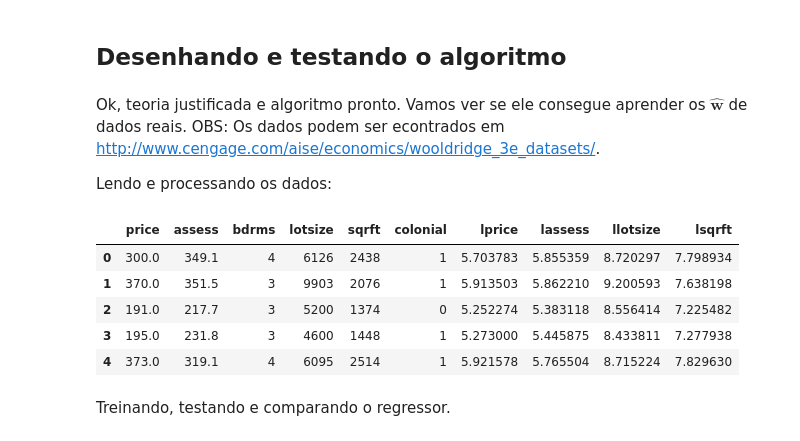
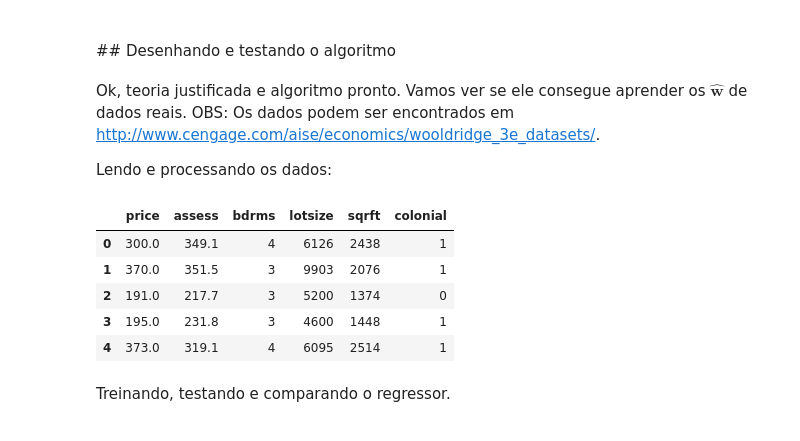
Before and after one commit to matheusfacure/Tutoriais-de-AM, a Jupyter notebook: Regressão Linear/Regressão Linear.ipynb, the cells around one changed output. Cells and saved outputs as stored; diff of their text form; code cells hidden in the pictures.

```diff
--- a/Regressão Linear/Regressão Linear.ipynb
+++ b/Regressão Linear/Regressão Linear.ipynb
@@ -88,5 +114,7 @@ OBS:
 # %% [markdown]
-## Desenhando  e testando o algoritmo
+<br/>
+<a id='desenhando_e_testando_o_algoritmo'></a>
+## Desenhando e testando o algoritmo
 # %%
 import pandas as pd # para ler os dados em tabela
 import numpy as np # para álgebra linear
@@ -121,26 +149,26 @@ class linear_regr(object):
         return y_pred
 # %% [markdown]
 Ok, teoria justificada e algoritmo pronto. Vamos ver se ele consegue aprender os $\hat{\pmb{w}}$ de dados reais.
-OBS: Os dados podem ser econtrados em http://www.cengage.com/aise/economics/wooldridge_3e_datasets/.
+OBS: Os dados podem ser encontrados em http://www.cengage.com/aise/economics/wooldridge_3e_datasets/.
 
 
 Lendo e processando os dados:
 # %%
-data = pd.read_csv('hprice.csv', sep=',') # lendo os dados
+data = pd.read_csv('../data/hprice.csv', sep=',').ix[:, :6] # lendo os dados
 data.fillna(-99999, inplace = True) # preenchendo valores vazios
 X = np.array(data.drop(['price'], 1)) # escolhendo as variável independentes
 y = np.array(data['price']) # escolhendo a variável dependente
 
 # separa em treino e teste
 X_train, X_test, y_train, y_test = model_selection.train_test_split(X, y, test_size = 0.3, random_state = 1)
 data.head(5)
 # %% [output]
-|  | price | assess | bdrms | lotsize | sqrft | colonial | lprice | lassess | llotsize | lsqrft |
-| 0 | 300.0 | 349.1 | 4 | 6126 | 2438 | 1 | 5.703783 | 5.855359 | 8.720297 | 7.798934 |
-| 1 | 370.0 | 351.5 | 3 | 9903 | 2076 | 1 | 5.913503 | 5.862210 | 9.200593 | 7.638198 |
-| 2 | 191.0 | 217.7 | 3 | 5200 | 1374 | 0 | 5.252274 | 5.383118 | 8.556414 | 7.225482 |
-| 3 | 195.0 | 231.8 | 3 | 4600 | 1448 | 1 | 5.273000 | 5.445875 | 8.433811 | 7.277938 |
-| 4 | 373.0 | 319.1 | 4 | 6095 | 2514 | 1 | 5.921578 | 5.765504 | 8.715224 | 7.829630 |
+|  | price | assess | bdrms | lotsize | sqrft | colonial |
+| 0 | 300.0 | 349.1 | 4 | 6126 | 2438 | 1 |
+| 1 | 370.0 | 351.5 | 3 | 9903 | 2076 | 1 |
+| 2 | 191.0 | 217.7 | 3 | 5200 | 1374 | 0 |
+| 3 | 195.0 | 231.8 | 3 | 4600 | 1448 | 1 |
+| 4 | 373.0 | 319.1 | 4 | 6095 | 2514 | 1 |
 # %% [markdown]
 Treinando, testando e comparando o regressor.
 # %%
```
Also changed, not shown: parts of 15 cells of this notebook.
